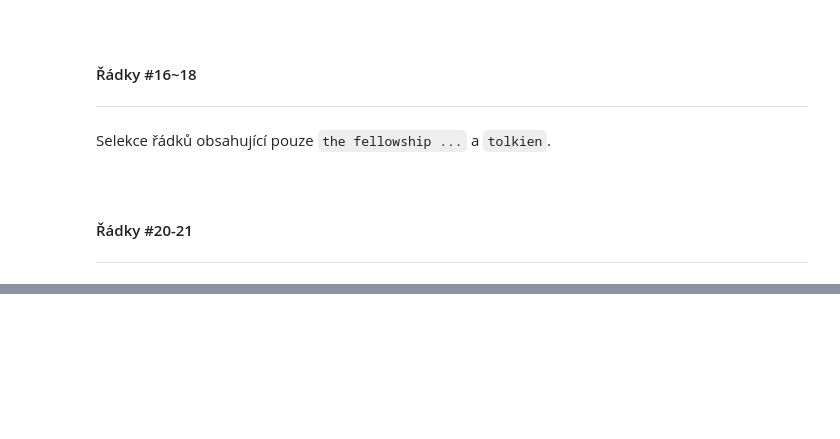
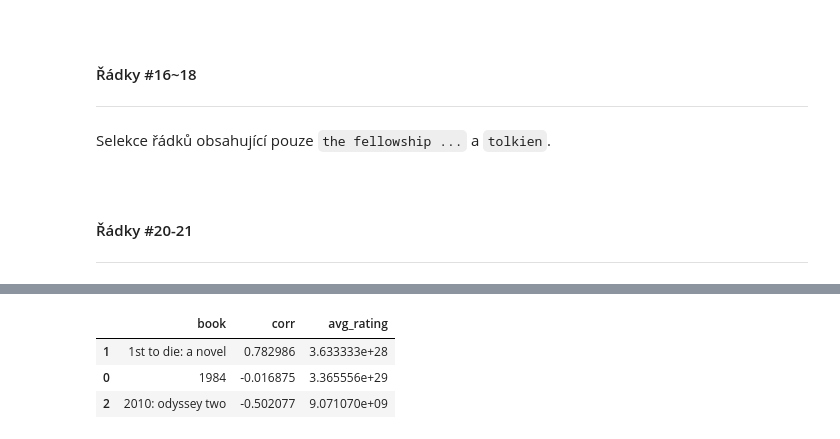
Before and after one commit to Bralor/book_recommender, a Jupyter notebook: book_ideas.ipynb, the cells around one changed output, grey strips where cells are left out. Saved outputs shown, nothing was run; the diff lists cells and outputs as text; code cells hidden in the pictures; blank space fills up the shorter version.

```diff
--- a/book_ideas.ipynb
+++ b/book_ideas.ipynb
@@ -525,0 +553,11 @@ books_to_compare = books_to_compare.tolist()
+# %%
+# create new dataframe with columns 'index', 'title', 'rating'
+dataset_for_corr = ratings_data_raw_nodup.pivot(
+    index='User-ID',
+    columns='Book-Title',
+    values='Book-Rating'
+)
+# %%
+LoR_list = ['the fellowship of the ring (the lord of the rings, part 1)']
+result_list = []
+worst_list = []
@@ -525,0 +651,7 @@ books_to_compare = books_to_compare.tolist()
+# %%
+result_list[2]
+# %% [output]
+|  | book | corr | avg_rating |
+| 1 | 1st to die: a novel | 0.782986 | 3.633333e+28 |
+| 0 | 1984 | -0.016875 | 3.365556e+29 |
+| 2 | 2010: odyssey two | -0.502077 | 9.071070e+09 |
```
Also changed, not shown: parts of 8 cells of this notebook.
